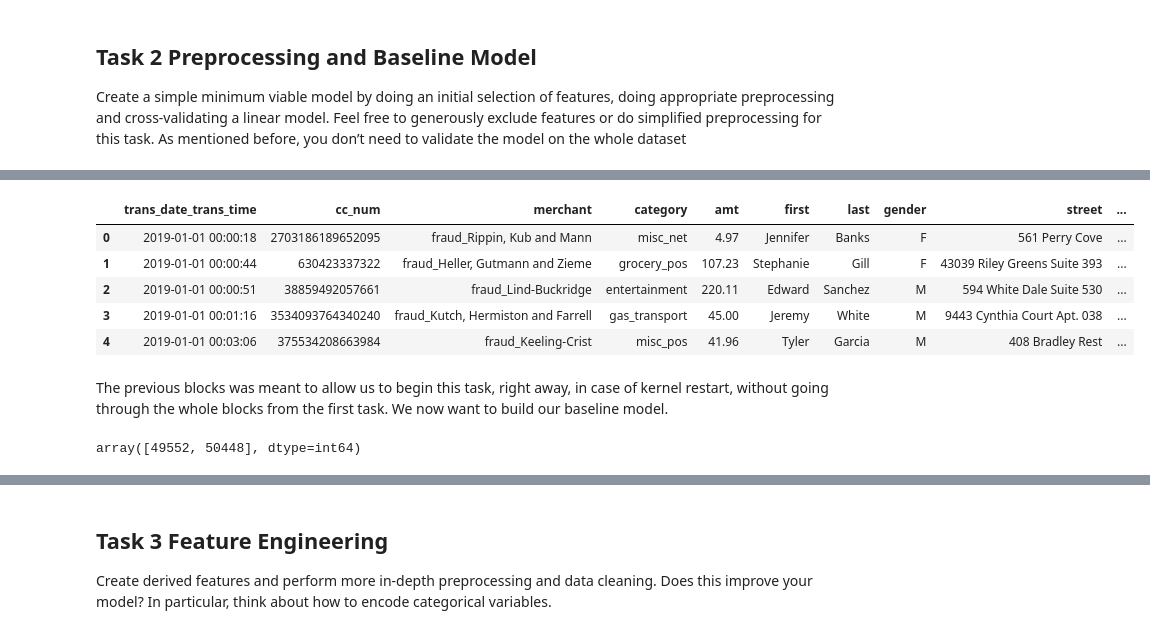
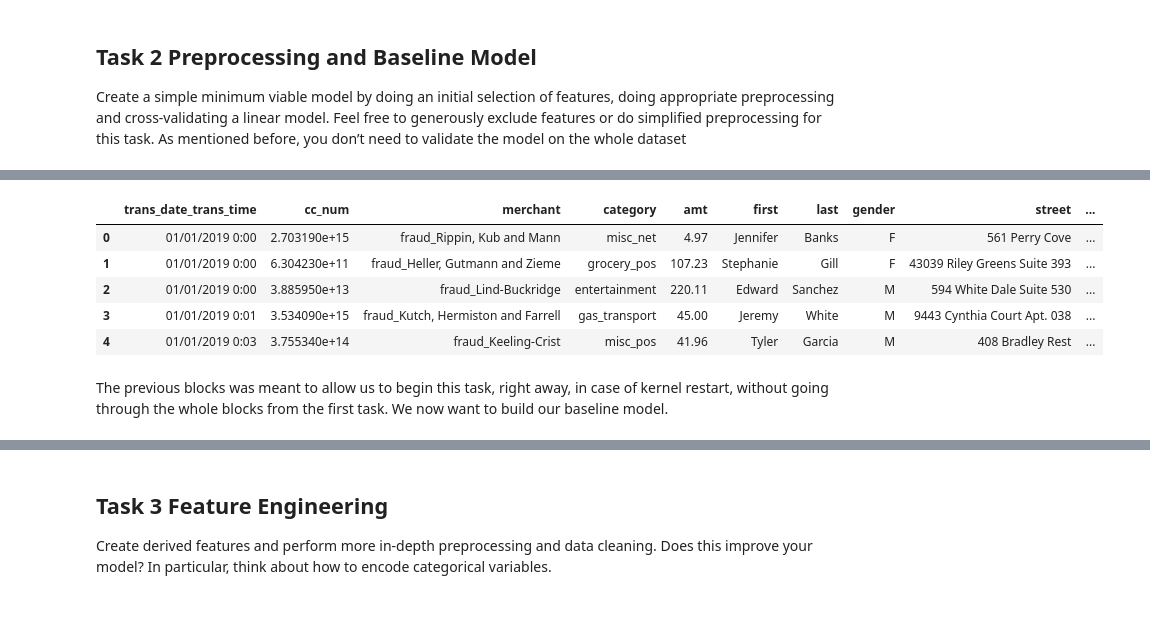
Before and after one commit to Matt88Ac/AdvancedML_Assignment2, a Jupyter notebook: Advanced Machine Learning - HW #2.ipynb, the cells around one changed output, grey strips where cells are left out. Saved outputs shown, nothing was run; the diff lists cells and outputs as text; code cells hidden in the pictures.

```diff
--- a/Advanced Machine Learning - HW #2.ipynb
+++ b/Advanced Machine Learning - HW #2.ipynb
@@ -429,21 +311,22 @@ import seaborn as sns
 from matplotlib import pyplot as plt
 from imblearn.over_sampling import SMOTE
 # %%
-x_train = pd.read_csv('fraudTrain.csv', index_col=0)
+x_train = pd.read_csv('fraudTrain.csv')
+x_train.drop(columns=['Unnamed: 0'], inplace=True)
 y_train = x_train['is_fraud']
 x_train.drop(columns=['is_fraud', 'long', 'lat', 'trans_num', 'unix_time'], inplace=True)
 
 x_test = pd.read_csv('fraudTest.csv', index_col=0)
 y_test = x_test['is_fraud']
 x_test.drop(columns=['is_fraud', 'long', 'lat', 'trans_num', 'unix_time'], inplace=True)
 x_train.head()
 # %% [output]
 |  | trans_date_trans_time | cc_num | merchant | category | amt | first | last | gender | street | ... |
-| 0 | 2019-01-01 00:00:18 | 2703186189652095 | fraud_Rippin, Kub and Mann | misc_net | 4.97 | Jennifer | Banks | F | 561 Perry Cove | ... |
-| 1 | 2019-01-01 00:00:44 | 630423337322 | fraud_Heller, Gutmann and Zieme | grocery_pos | 107.23 | Stephanie | Gill | F | 43039 Riley Greens Suite 393 | ... |
-| 2 | 2019-01-01 00:00:51 | 38859492057661 | fraud_Lind-Buckridge | entertainment | 220.11 | Edward | Sanchez | M | 594 White Dale Suite 530 | ... |
-| 3 | 2019-01-01 00:01:16 | 3534093764340240 | fraud_Kutch, Hermiston and Farrell | gas_transport | 45.00 | Jeremy | White | M | 9443 Cynthia Court Apt. 038 | ... |
-| 4 | 2019-01-01 00:03:06 | 375534208663984 | fraud_Keeling-Crist | misc_pos | 41.96 | Tyler | Garcia | M | 408 Bradley Rest | ... |
+| 0 | 01/01/2019 0:00 | 2.703190e+15 | fraud_Rippin, Kub and Mann | misc_net | 4.97 | Jennifer | Banks | F | 561 Perry Cove | ... |
+| 1 | 01/01/2019 0:00 | 6.304230e+11 | fraud_Heller, Gutmann and Zieme | grocery_pos | 107.23 | Stephanie | Gill | F | 43039 Riley Greens Suite 393 | ... |
+| 2 | 01/01/2019 0:00 | 3.885950e+13 | fraud_Lind-Buckridge | entertainment | 220.11 | Edward | Sanchez | M | 594 White Dale Suite 530 | ... |
+| 3 | 01/01/2019 0:01 | 3.534090e+15 | fraud_Kutch, Hermiston and Farrell | gas_transport | 45.00 | Jeremy | White | M | 9443 Cynthia Court Apt. 038 | ... |
+| 4 | 01/01/2019 0:03 | 3.755340e+14 | fraud_Keeling-Crist | misc_pos | 41.96 | Tyler | Garcia | M | 408 Bradley Rest | ... |
 # %%
 categorical = x_train.dtypes == object
 x_train['zip'] = x_train['zip'].astype(object)
@@ -463,7 +340,3 @@ cols = x_train.columns
 # %% [markdown]
 The previous blocks was meant to allow us to begin this task, right away, in case of kernel restart, without going through the whole blocks from the first task.
 We now want to build our baseline model.
-# %%
-np.unique(y_train_new[New_N], return_counts=True)[1]
-# %% [output]
-array([49552, 50448], dtype=int64)
```
Also changed, not shown: parts of 32 cells of this notebook.
